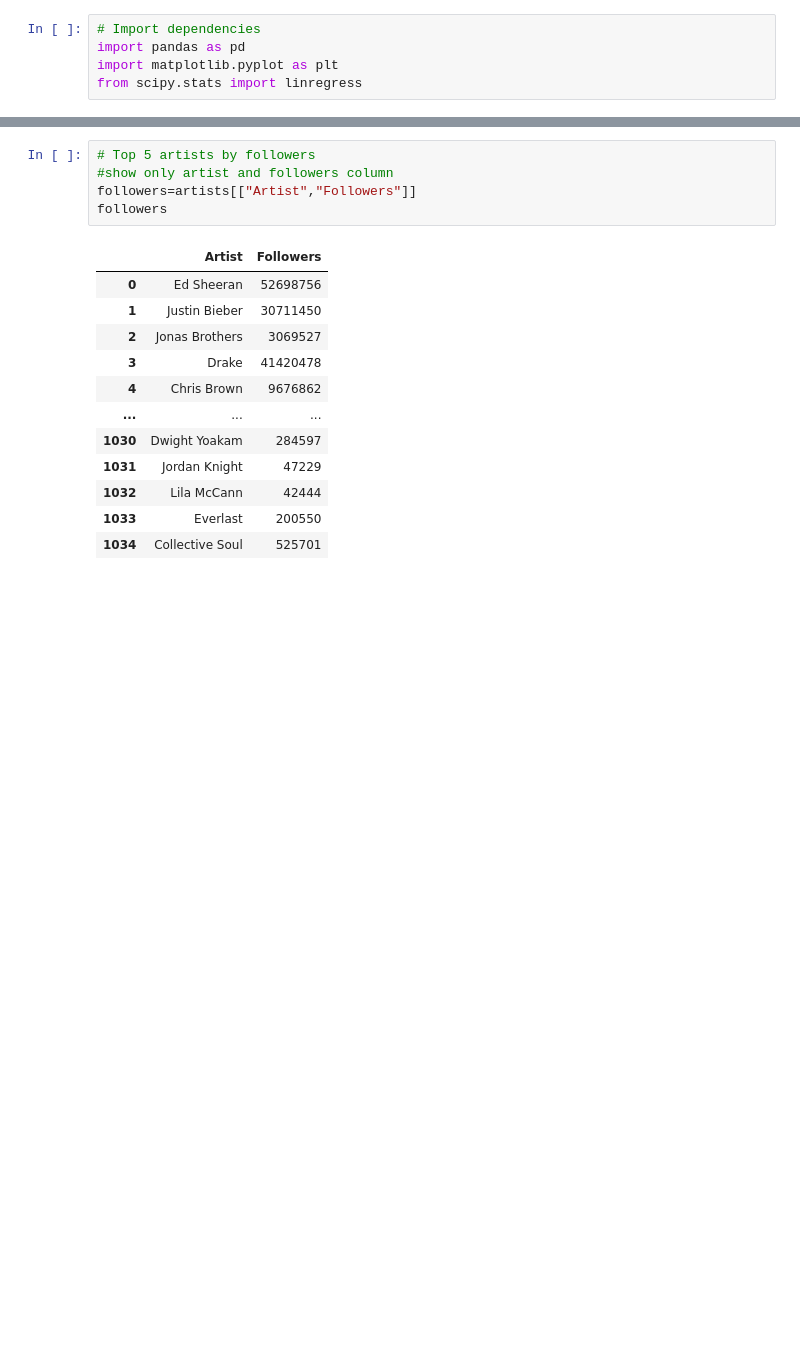
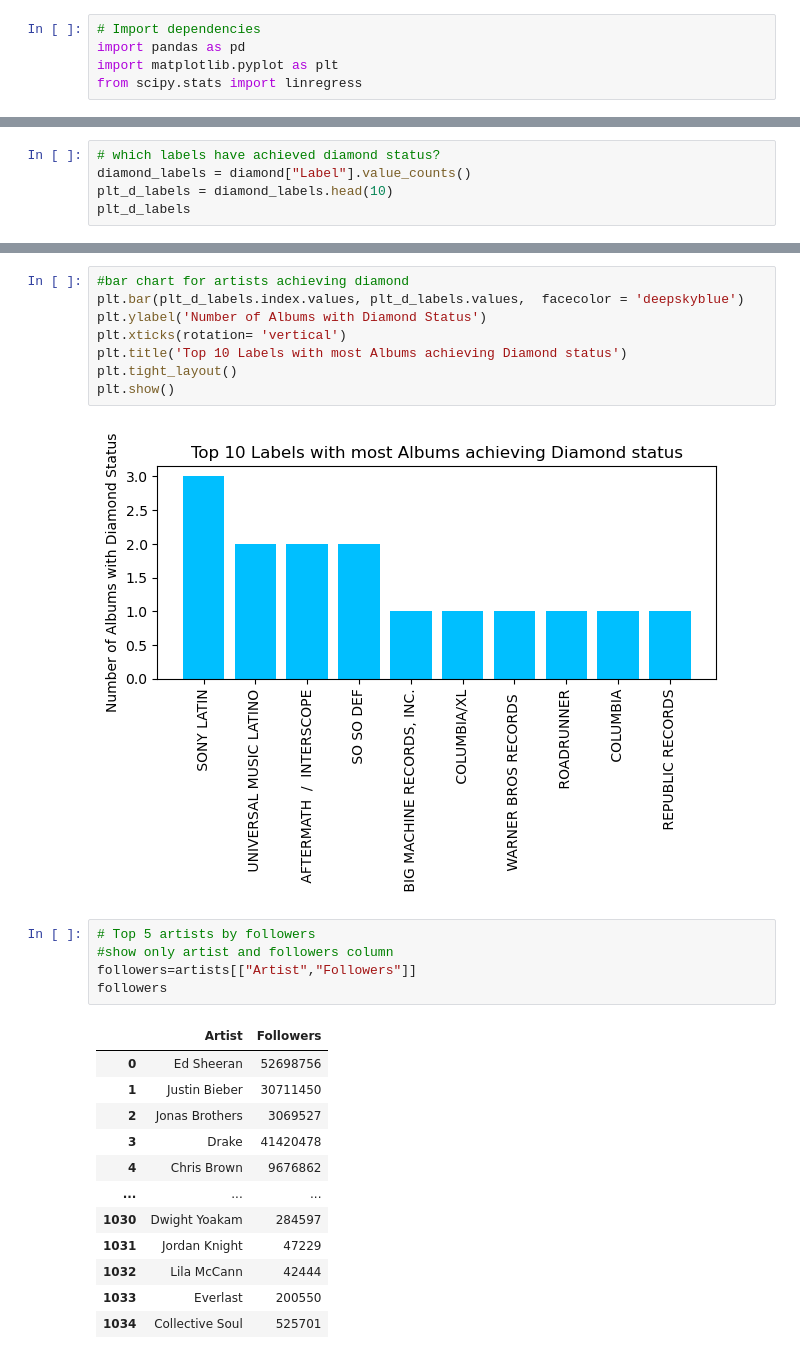
Before and after one commit to samipete/Project-1, a Jupyter notebook: RIAA analysis .ipynb, the cells around one changed output, grey strips where cells are left out. Cells and saved outputs as stored; diff of their text form; blank space fills up the shorter version.

```diff
--- a/RIAA analysis .ipynb
+++ b/RIAA analysis .ipynb
@@ -81,0 +141,5 @@ riaa.head()
+# %%
+# which labels have achieved diamond status?
+diamond_labels = diamond["Label"].value_counts()
+plt_d_labels = diamond_labels.head(10)
+plt_d_labels
@@ -82,3 +158,13 @@ riaa.head()
+# %%
+#bar chart for artists achieving diamond
+plt.bar(plt_d_labels.index.values, plt_d_labels.values,  facecolor = 'deepskyblue')
+plt.ylabel('Number of Albums with Diamond Status')
+plt.xticks(rotation= 'vertical')
+plt.title('Top 10 Labels with most Albums achieving Diamond status')
+plt.tight_layout()
+plt.show()
+# %% [output]
+[figure, added]
 # %%
 # Top 5 artists by followers
 #show only artist and followers column
```
Also changed, not shown: parts of 14 cells of this notebook, 1 other file.
